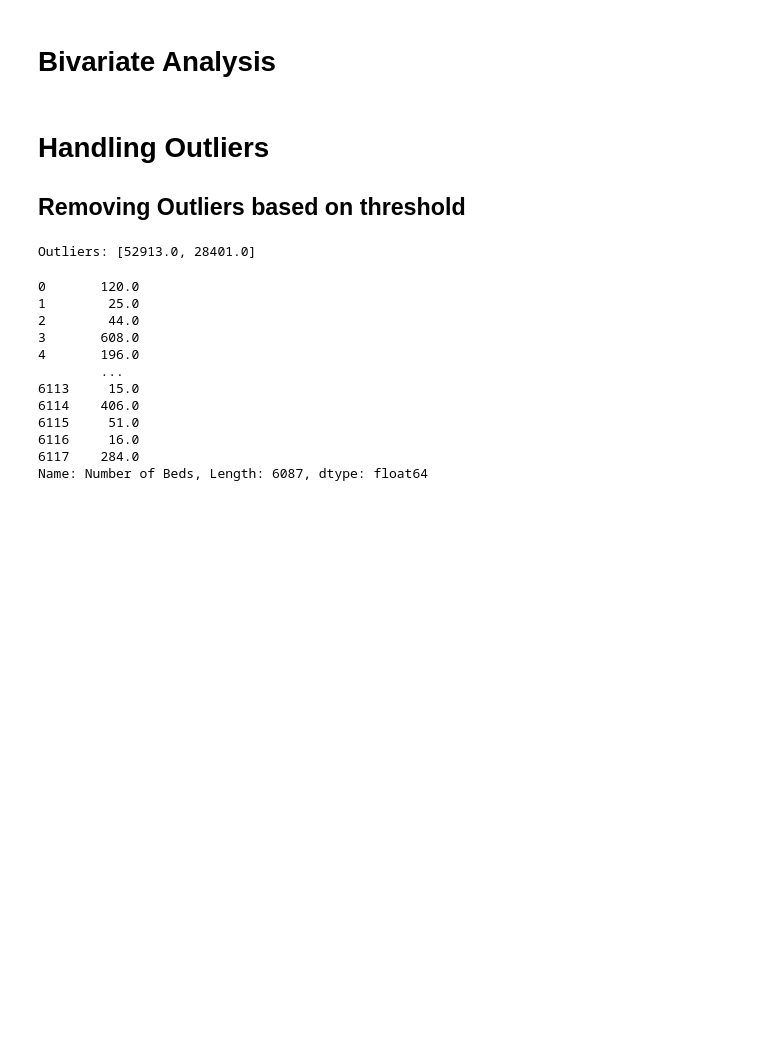
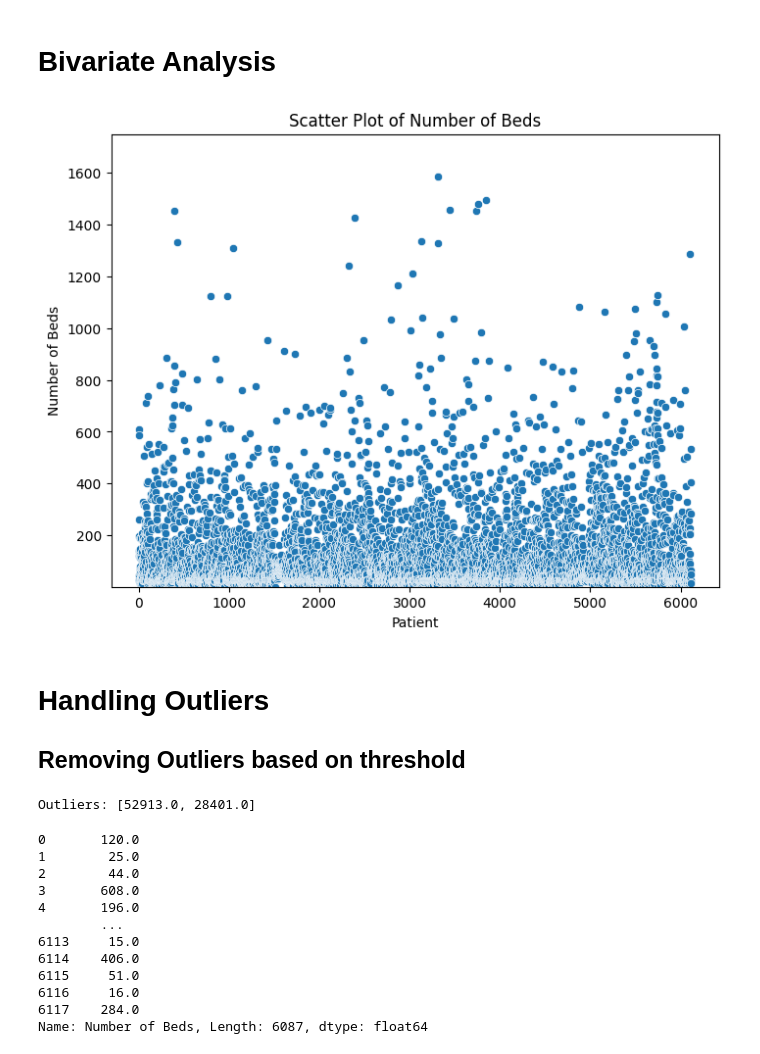
Before and after one commit to rshaikh95/datasci_3_eda, a Jupyter notebook: Week3EDA.ipynb, the cells around one changed output. Cells and saved outputs as stored; diff of their text form; code cells hidden in the pictures; blank space fills up the shorter version.

```diff
--- a/Week3EDA.ipynb
+++ b/Week3EDA.ipynb
@@ -71,16 +84,20 @@ plt.show()
 # %%
 import matplotlib.pyplot as plt
 import seaborn as sns
 
 numbeds = df['Number of Beds']
 df['Number of Beds'].fillna(0, inplace=True)
+
 # Scatter plot
 plt.figure(figsize=(8, 6))
 sns.scatterplot(x=range(len(numbeds)), y=numbeds)
+plt.ylim(1, 1750)
 plt.xlabel("Patient")
 plt.ylabel("Number of Beds")
 plt.title("Scatter Plot of Number of Beds")
 plt.show()
+# %% [output]
+[figure, added]
 # %% [markdown]
 # Handling Outliers
 ## Removing Outliers based on threshold
```
Also changed, not shown: parts of 3 cells of this notebook.
